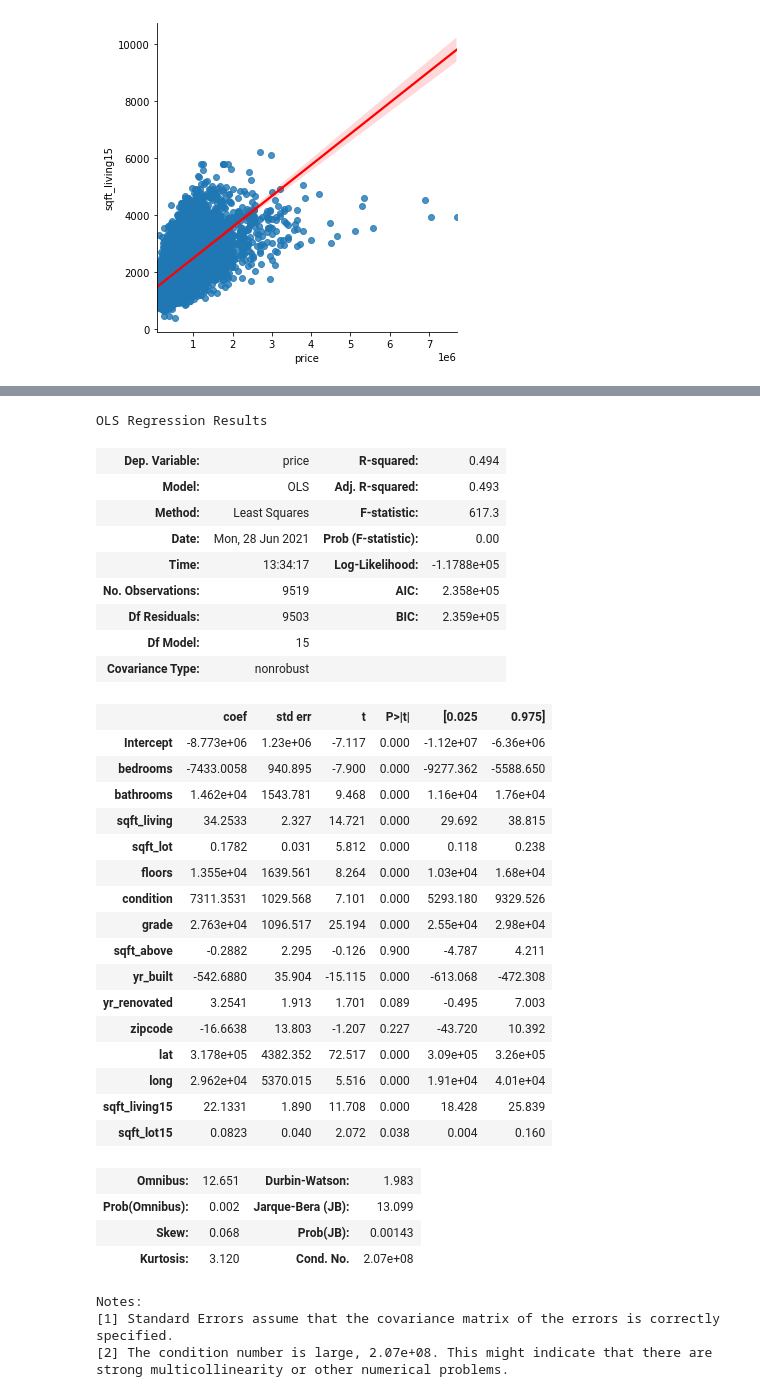
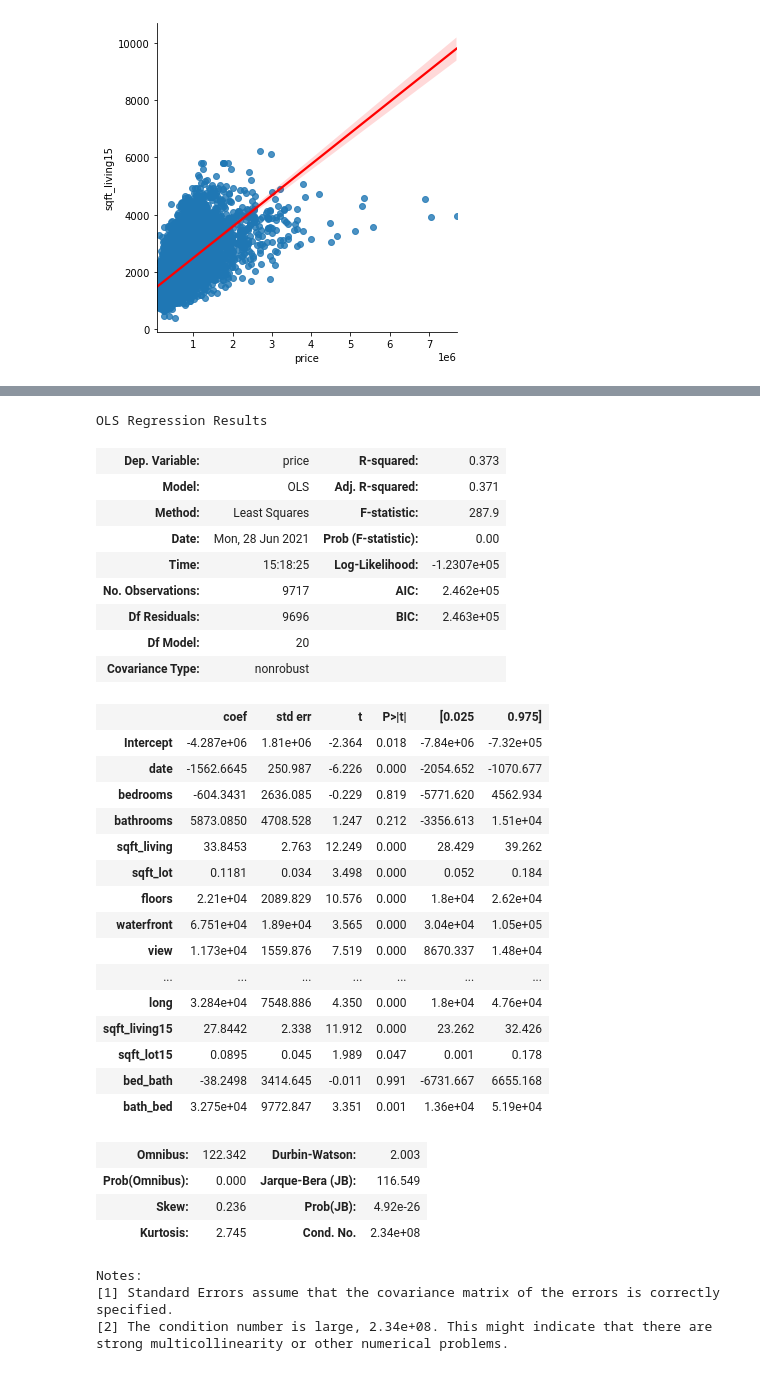
Before and after one commit to Joshua-Hill-Science/linear_regression_project, a Jupyter notebook: notebooks/exploratory/Hayden/linear_regression_working_notebook.ipynb, the cells around one changed output, grey strips where cells are left out. Drawn from its saved outputs; the diff is of its cells as text; code cells hidden in the pictures.

```diff
--- a/notebooks/exploratory/Hayden/linear_regression_working_notebook.ipynb
+++ b/notebooks/exploratory/Hayden/linear_regression_working_notebook.ipynb
@@ -50,3 +70,9 @@ memory usage: 3.5+ MB
+# %%
+df['bath_bed'] = df['bathrooms']/df['bedrooms']
+# %%
+df['bed_bath'] = df['bed_bath'].map(lambda x: float(x))
+# %%
+df['bath_bed'] = df['bath_bed'].map(lambda x: float(x))
 # %%
 df.waterfront = df.waterfront.replace(np.NaN, 0.0)
 # %%
@@ -270,0 +262,3 @@ strong multicollinearity or other numerical problems.
+# %%
+df_middle_price = df.loc[(300000 <= df['price']) & (df['price'] < 650000)]
+df_middle_price
@@ -271,42 +279,41 @@ strong multicollinearity or other numerical problems.
 # %%
-predictors = df_middle_price.drop(['date', 'id', 'sqft_basement', 'waterfront', 'view', 'price'], axis = 1)
-predict= '+'.join(predictors)
-f = 'price ~' + predict
+predictors_middle = df_middle_price.drop(['id', 'sqft_basement', 'price'], axis = 1)
+predict_middle= '+'.join(predictors_middle)
+f = 'price ~' + predict_middle
 model = ols(formula=f, data=df_middle_price).fit()
 model.summary()
 # %% [output]
 OLS Regression Results
-| Dep. Variable: | price | R-squared: | 0.494 |
-| Model: | OLS | Adj. R-squared: | 0.493 |
-| Method: | Least Squares | F-statistic: | 617.3 |
+| Dep. Variable: | price | R-squared: | 0.373 |
+| Model: | OLS | Adj. R-squared: | 0.371 |
+| Method: | Least Squares | F-statistic: | 287.9 |
 | Date: | Mon, 28 Jun 2021 | Prob (F-statistic): | 0.00 |
-| Time: | 13:34:17 | Log-Likelihood: | -1.1788e+05 |
-| No. Observations: | 9519 | AIC: | 2.358e+05 |
-| Df Residuals: | 9503 | BIC: | 2.359e+05 |
-| Df Model: | 15 |  |  |
+| Time: | 15:18:25 | Log-Likelihood: | -1.2307e+05 |
+| No. Observations: | 9717 | AIC: | 2.462e+05 |
+| Df Residuals: | 9696 | BIC: | 2.463e+05 |
+| Df Model: | 20 |  |  |
 | Covariance Type: | nonrobust |  |  |
 |  | coef | std err | t | P>|t| | [0.025 | 0.975] |
-| Intercept | -8.773e+06 | 1.23e+06 | -7.117 | 0.000 | -1.12e+07 | -6.36e+06 |
-| bedrooms | -7433.0058 | 940.895 | -7.900 | 0.000 | -9277.362 | -5588.650 |
-| bathrooms | 1.462e+04 | 1543.781 | 9.468 | 0.000 | 1.16e+04 | 1.76e+04 |
-| sqft_living | 34.2533 | 2.327 | 14.721 | 0.000 | 29.692 | 38.815 |
-| sqft_lot | 0.1782 | 0.031 | 5.812 | 0.000 | 0.118 | 0.238 |
-| floors | 1.355e+04 | 1639.561 | 8.264 | 0.000 | 1.03e+04 | 1.68e+04 |
-| condition | 7311.3531 | 1029.568 | 7.101 | 0.000 | 5293.180 | 9329.526 |
-| grade | 2.763e+04 | 1096.517 | 25.194 | 0.000 | 2.55e+04 | 2.98e+04 |
-| sqft_above | -0.2882 | 2.295 | -0.126 | 0.900 | -4.787 | 4.211 |
-| yr_built | -542.6880 | 35.904 | -15.115 | 0.000 | -613.068 | -472.308 |
-| yr_renovated | 3.2541 | 1.913 | 1.701 | 0.089 | -0.495 | 7.003 |
-| zipcode | -16.6638 | 13.803 | -1.207 | 0.227 | -43.720 | 10.392 |
-| lat | 3.178e+05 | 4382.352 | 72.517 | 0.000 | 3.09e+05 | 3.26e+05 |
-| long | 2.962e+04 | 5370.015 | 5.516 | 0.000 | 1.91e+04 | 4.01e+04 |
-| sqft_living15 | 22.1331 | 1.890 | 11.708 | 0.000 | 18.428 | 25.839 |
-| sqft_lot15 | 0.0823 | 0.040 | 2.072 | 0.038 | 0.004 | 0.160 |
+| Intercept | -4.287e+06 | 1.81e+06 | -2.364 | 0.018 | -7.84e+06 | -7.32e+05 |
+| date | -1562.6645 | 250.987 | -6.226 | 0.000 | -2054.652 | -1070.677 |
+| bedrooms | -604.3431 | 2636.085 | -0.229 | 0.819 | -5771.620 | 4562.934 |
+| bathrooms | 5873.0850 | 4708.528 | 1.247 | 0.212 | -3356.613 | 1.51e+04 |
+| sqft_living | 33.8453 | 2.763 | 12.249 | 0.000 | 28.429 | 39.262 |
+| sqft_lot | 0.1181 | 0.034 | 3.498 | 0.000 | 0.052 | 0.184 |
+| floors | 2.21e+04 | 2089.829 | 10.576 | 0.000 | 1.8e+04 | 2.62e+04 |
+| waterfront | 6.751e+04 | 1.89e+04 | 3.565 | 0.000 | 3.04e+04 | 1.05e+05 |
+| view | 1.173e+04 | 1559.876 | 7.519 | 0.000 | 8670.337 | 1.48e+04 |
+| ... | ... | ... | ... | ... | ... | ... |
+| long | 3.284e+04 | 7548.886 | 4.350 | 0.000 | 1.8e+04 | 4.76e+04 |
+| sqft_living15 | 27.8442 | 2.338 | 11.912 | 0.000 | 23.262 | 32.426 |
+| sqft_lot15 | 0.0895 | 0.045 | 1.989 | 0.047 | 0.001 | 0.178 |
+| bed_bath | -38.2498 | 3414.645 | -0.011 | 0.991 | -6731.667 | 6655.168 |
+| bath_bed | 3.275e+04 | 9772.847 | 3.351 | 0.001 | 1.36e+04 | 5.19e+04 |
-| Omnibus: | 12.651 | Durbin-Watson: | 1.983 |
-| Prob(Omnibus): | 0.002 | Jarque-Bera (JB): | 13.099 |
-| Skew: | 0.068 | Prob(JB): | 0.00143 |
-| Kurtosis: | 3.120 | Cond. No. | 2.07e+08 |
+| Omnibus: | 122.342 | Durbin-Watson: | 2.003 |
+| Prob(Omnibus): | 0.000 | Jarque-Bera (JB): | 116.549 |
+| Skew: | 0.236 | Prob(JB): | 4.92e-26 |
+| Kurtosis: | 2.745 | Cond. No. | 2.34e+08 |
 Notes:
 [1] Standard Errors assume that the covariance matrix of the errors is correctly specified.
-[2] The condition number is large, 2.07e+08. This might indicate that there are
+[2] The condition number is large, 2.34e+08. This might indicate that there are
 strong multicollinearity or other numerical problems.
```
Also changed, not shown: parts of 22 cells of this notebook.
